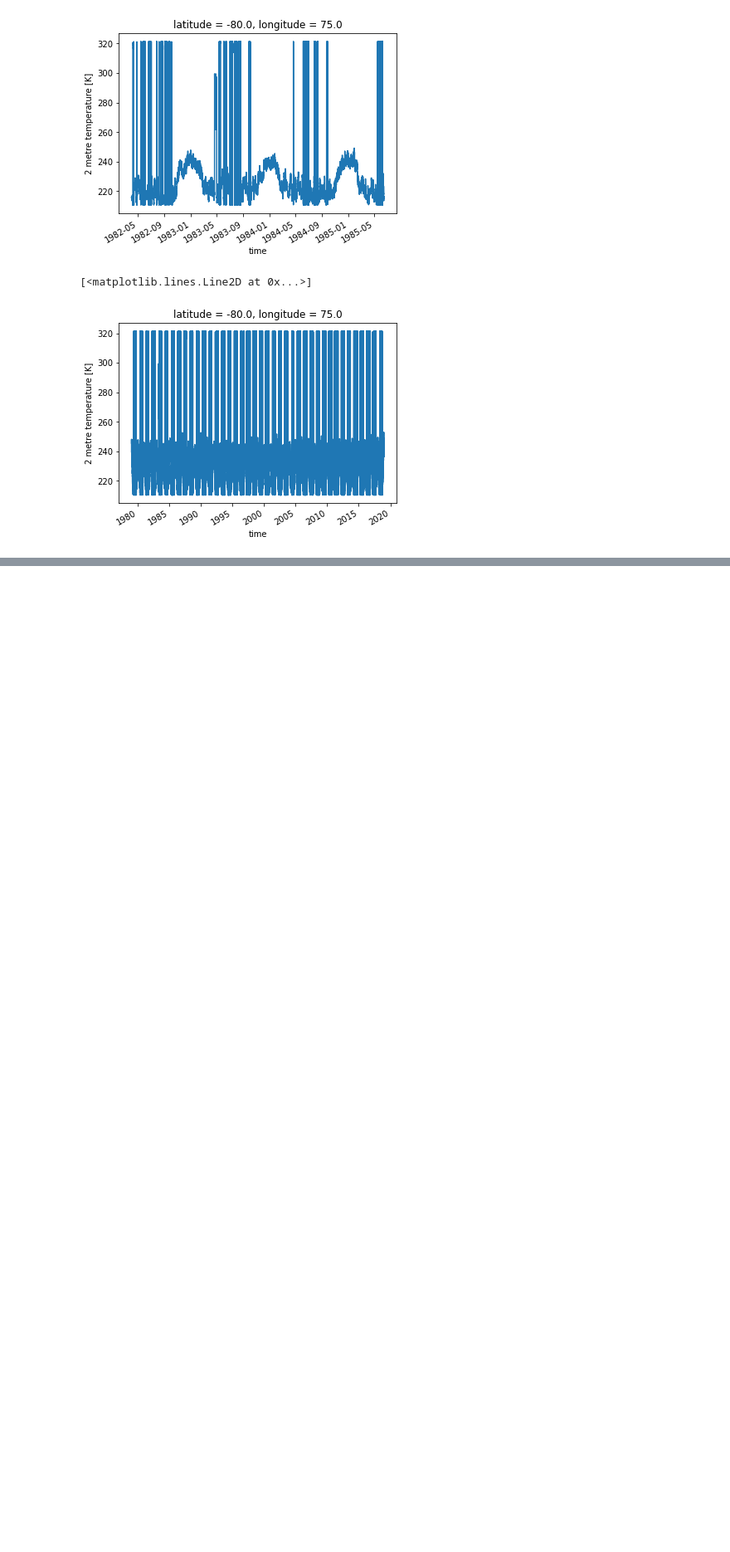
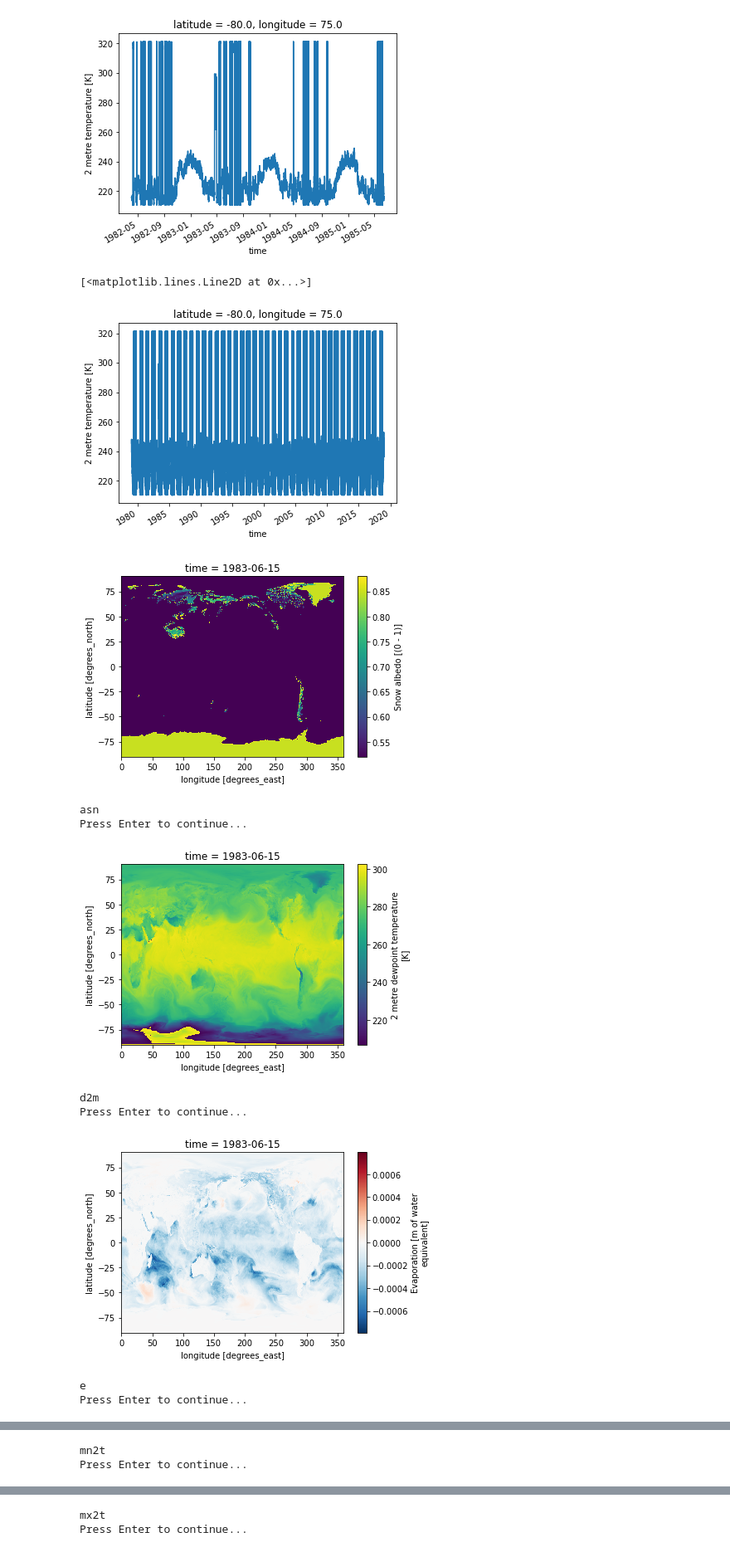
Before and after one commit to cgentemann/cloud_science, a Jupyter notebook: Cloud_testing/era5_pangeo_1983.ipynb, the cells around one changed output, grey strips where cells are left out. Shown at 83% size. Saved outputs shown, nothing was run; the diff lists cells and outputs as text; code cells hidden in the pictures; blank space fills up the shorter version.

```diff
--- a/Cloud_testing/era5_pangeo_1983.ipynb
+++ b/Cloud_testing/era5_pangeo_1983.ipynb
@@ -122,3 +122,20 @@ ds.t2m.sel(longitude=75,latitude=-80,method='nearest').plot()
 # %% [output]
 [<matplotlib.lines.Line2D at 0x...>]
 [figure]
+# %%
+# look to see if issue shows up in any other variable:
+for var in ds:
+    ds[var].sel(time='1983-06-15T00').plot()
+    plt.show()
+    print(var)
+    input("Press Enter to continue...")
+# %% [output]
+[figure, added]
+asn
+Press Enter to continue...
+[figure, added]
+d2m
+Press Enter to continue...
+[figure, added]
+e
+Press Enter to continue...
@@ -124,0 +143,2 @@ ds.t2m.sel(longitude=75,latitude=-80,method='nearest').plot()
+mn2t
+Press Enter to continue...
@@ -124,0 +146,2 @@ ds.t2m.sel(longitude=75,latitude=-80,method='nearest').plot()
+mx2t
+Press Enter to continue...
```
Also changed, not shown: parts of 1 cell of this notebook.
